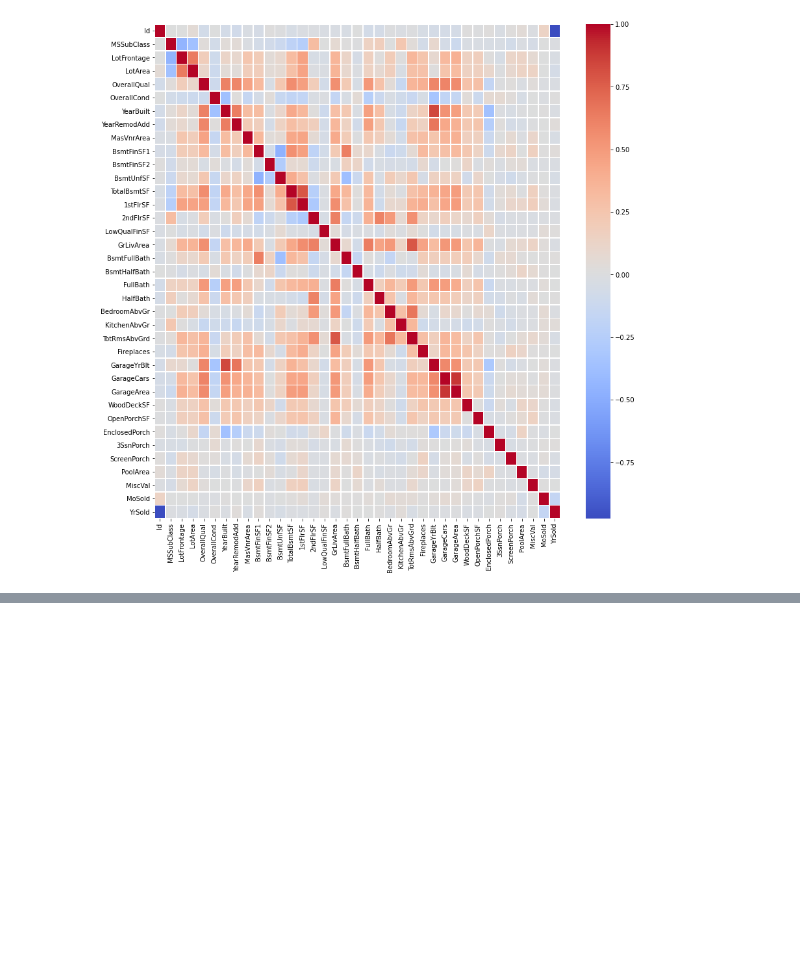
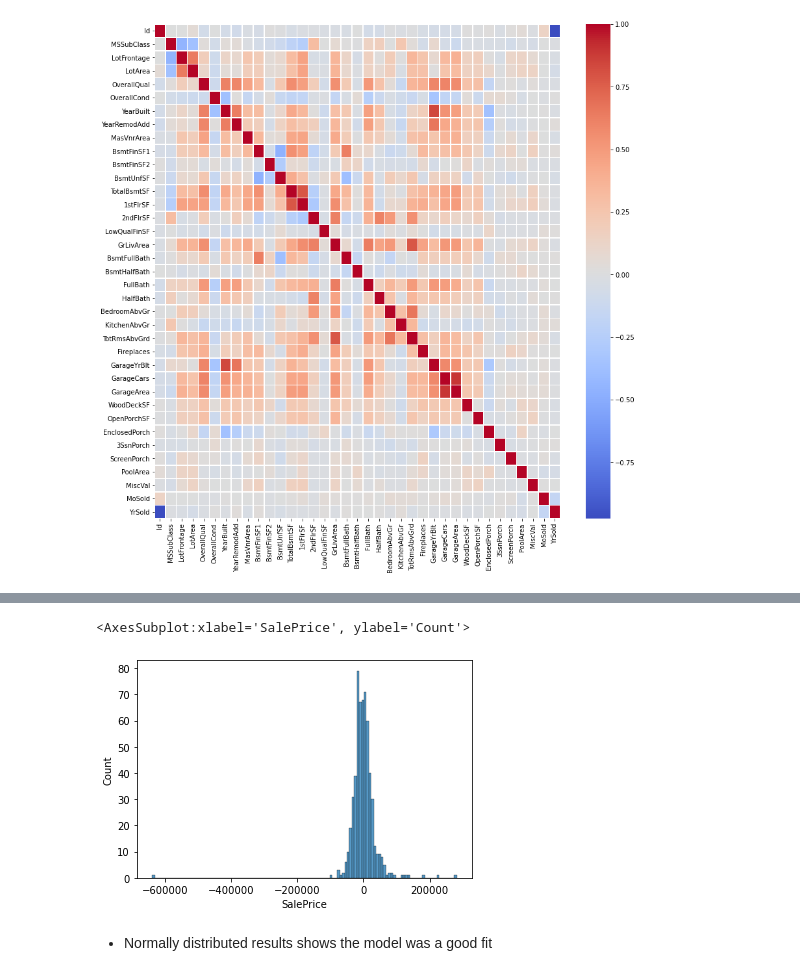
Before and after one commit to HunterKane/Predicting-Housing-Prices---Kaggle-Competition, a Jupyter notebook: house-prices-advanced-regression-techniques/Predicting House Prices - Kaggle Competition.ipynb, the cells around one changed output, grey strips where cells are left out. Cells and saved outputs as stored; diff of their text form; code cells hidden in the pictures; blank space fills up the shorter version.

```diff
--- a/house-prices-advanced-regression-techniques/Predicting House Prices - Kaggle Competition.ipynb
+++ b/house-prices-advanced-regression-techniques/Predicting House Prices - Kaggle Competition.ipynb
@@ -158,0 +375,7 @@ sns.heatmap(testdf.corr(), linewidths=.5, ax=ax, cmap= 'coolwarm')
+# %%
+sns.histplot((y_test-predict))
+# %% [output]
+<AxesSubplot:xlabel='SalePrice', ylabel='Count'>
+[figure, added]
+# %% [markdown]
+- Normally distributed results shows the model was a good fit
```
Also changed, not shown: parts of 32 cells of this notebook.
